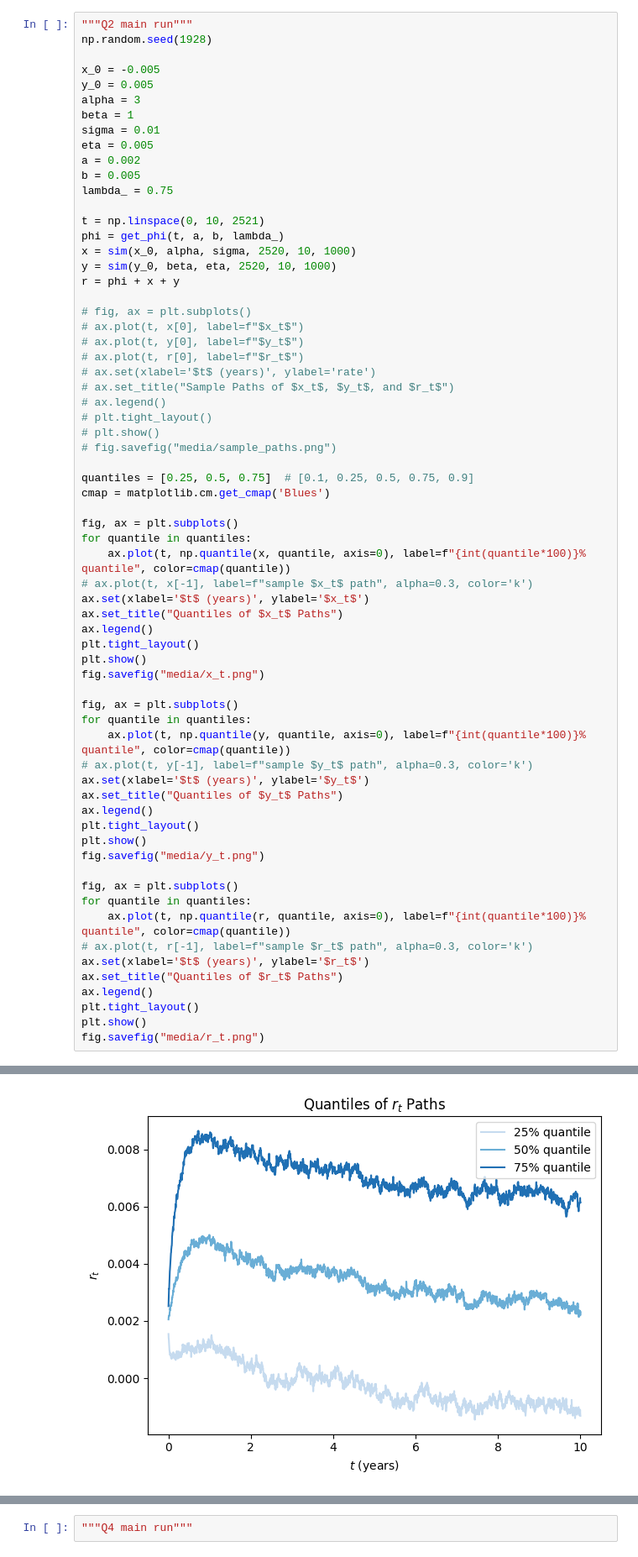
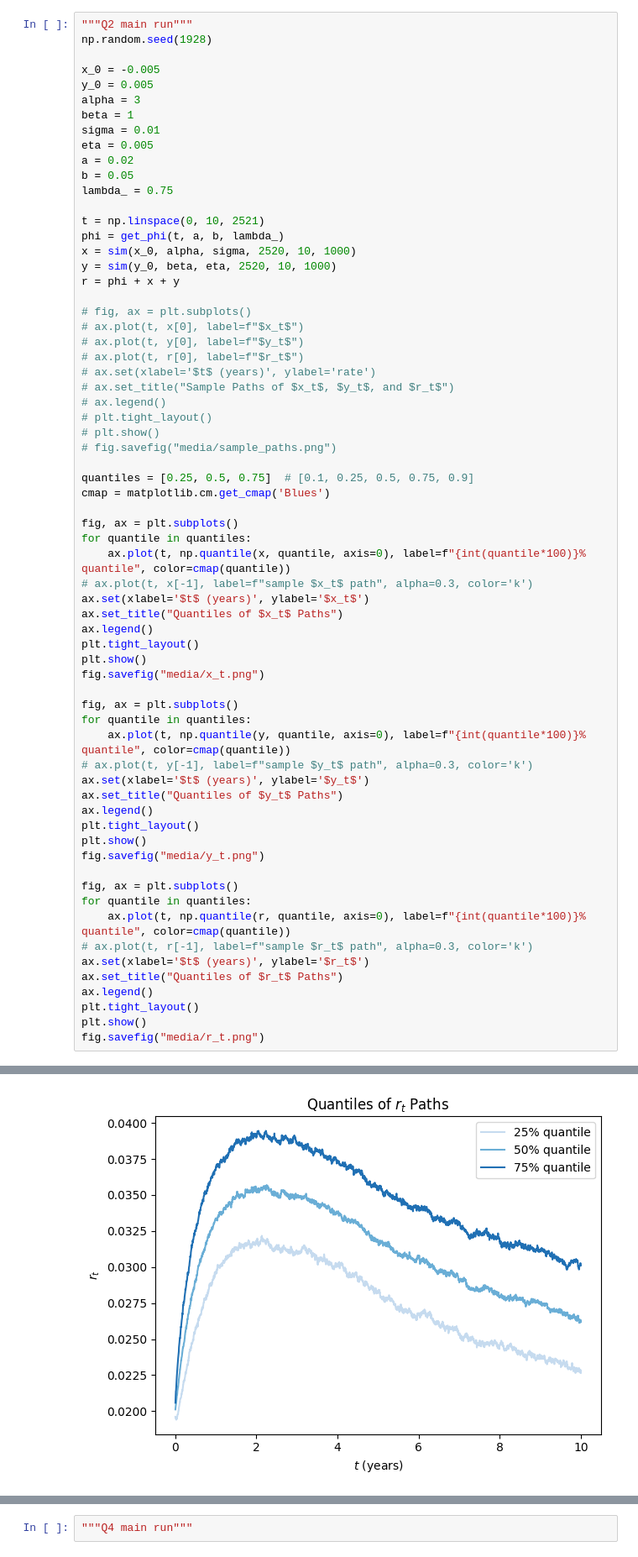
Before and after one commit to joshuakim314/MMF1928, a Jupyter notebook: Project 3/mmf1928_a3.ipynb, the cells around one changed output, grey strips where cells are left out. Shown at 84% size. Drawn from its saved outputs; the diff is of its cells as text.

Commit message:
fixed plots

```diff
--- a/Project 3/mmf1928_a3.ipynb
+++ b/Project 3/mmf1928_a3.ipynb
@@ -40,8 +43,8 @@ alpha = 3
 beta = 1
 sigma = 0.01
 eta = 0.005
-a = 0.002
-b = 0.005
+a = 0.02
+b = 0.05
 lambda_ = 0.75
 
 t = np.linspace(0, 10, 2521)
@@ -72,34 +75,34 @@ ax.set(xlabel='$t$ (years)', ylabel='$x_t$')
 ax.set_title("Quantiles of $x_t$ Paths")
 ax.legend()
 plt.tight_layout()
 plt.show()
 fig.savefig("media/x_t.png")
 
 fig, ax = plt.subplots()
 for quantile in quantiles:
     ax.plot(t, np.quantile(y, quantile, axis=0), label=f"{int(quantile*100)}% quantile", color=cmap(quantile))
 # ax.plot(t, y[-1], label=f"sample $y_t$ path", alpha=0.3, color='k')
 ax.set(xlabel='$t$ (years)', ylabel='$y_t$')
 ax.set_title("Quantiles of $y_t$ Paths")
 ax.legend()
 plt.tight_layout()
 plt.show()
 fig.savefig("media/y_t.png")
 
 fig, ax = plt.subplots()
 for quantile in quantiles:
     ax.plot(t, np.quantile(r, quantile, axis=0), label=f"{int(quantile*100)}% quantile", color=cmap(quantile))
 # ax.plot(t, r[-1], label=f"sample $r_t$ path", alpha=0.3, color='k')
 ax.set(xlabel='$t$ (years)', ylabel='$r_t$')
 ax.set_title("Quantiles of $r_t$ Paths")
 ax.legend()
 plt.tight_layout()
 plt.show()
 fig.savefig("media/r_t.png")
 # %% [output]
 [figure]
 [figure]
-[figure, old version]
+[figure, new version]
 # %%
 """Q3 main run"""
 x = sim(x_0, alpha, sigma, 2520, 10, 10000)
```
Also changed, not shown: parts of 3 cells of this notebook, 3 other files.
